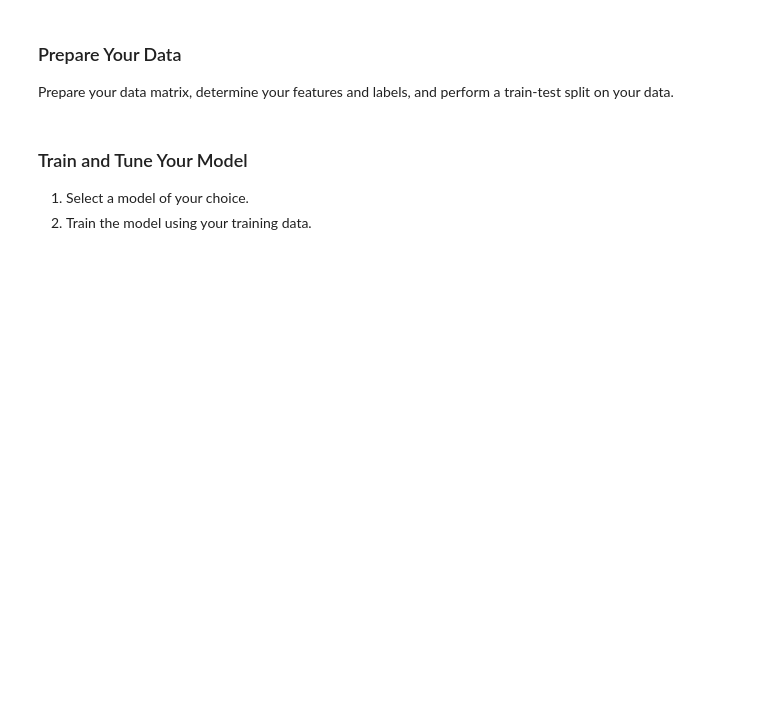
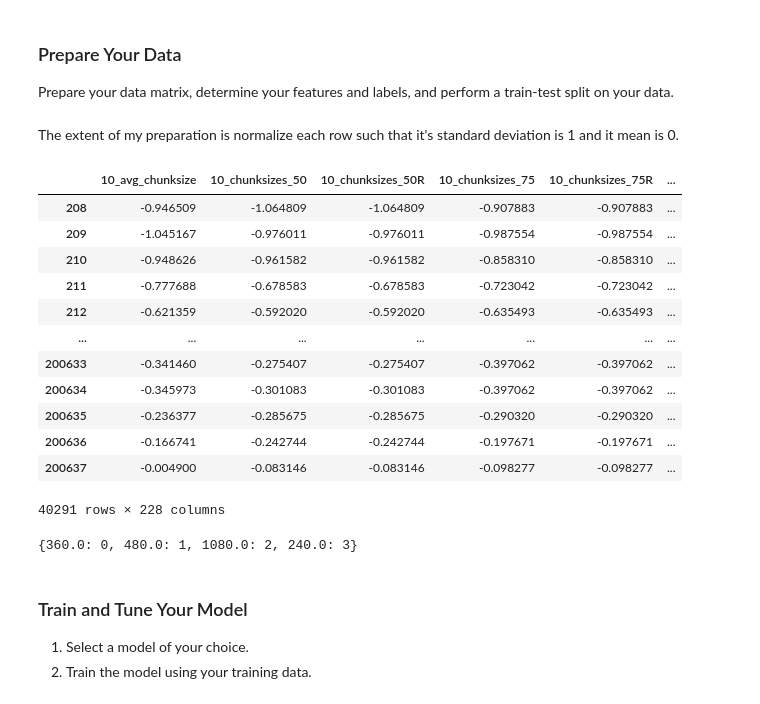
Before and after one commit to noise-course/video-quality-of-experience-zroe1, a Jupyter notebook: 1-Video-Quality-Inference.ipynb, the cells around one changed output. Cells and saved outputs as stored; diff of their text form; code cells hidden in the pictures; blank space fills up the shorter version.

```diff
--- a/1-Video-Quality-Inference.ipynb
+++ b/1-Video-Quality-Inference.ipynb
@@ -637,5 +641,5 @@ could not compute equality for col: 10_EWMA_chunksizes
 # %%
-handpicked_to_drop = ['absolute_timestamp', 'session_id', 'size_diff_previous', 'video_id', 'home_id']
+handpicked_to_drop = ['absolute_timestamp', 'session_id', 'size_diff_previous', 'video_id', 'home_id', 'deployment_session_id', '10_EWMA_chunksizes']
 DROP = list(set(handpicked_to_drop + cols_all_vals_identical))
 video_packets = video_packets.drop(DROP, axis=1)
 # %% [markdown]
@@ -658,0 +663,27 @@ video duration, video position
+# %% [markdown]
+The extent of my preparation is normalize each row such that it's standard deviation is 1 and it mean is 0.
+# %%
+# I used the second query on this chat for the syntax for switching a column of two
+# strings to booleans
+# https://claude.ai/share/60351edd-b69f-4ec4-819e-ba1a65ebda63
+video_packets['quality'] = (video_packets['quality'] == 'good').astype(int)
+# %%
+# I used the first query in this chat for the syntax to normalize each row by mean and standard deviation
+# https://claude.ai/share/60351edd-b69f-4ec4-819e-ba1a65ebda63
+video_packets_normalized = (video_packets - video_packets.mean()) / video_packets.std()
+# %%
+video_packets_normalized
+# %% [output]
+|  | 10_avg_chunksize | 10_chunksizes_50 | 10_chunksizes_50R | 10_chunksizes_75 | 10_chunksizes_75R | ... |
+| 208 | -0.946509 | -1.064809 | -1.064809 | -0.907883 | -0.907883 | ... |
+| 209 | -1.045167 | -0.976011 | -0.976011 | -0.987554 | -0.987554 | ... |
+| 210 | -0.948626 | -0.961582 | -0.961582 | -0.858310 | -0.858310 | ... |
+| 211 | -0.777688 | -0.678583 | -0.678583 | -0.723042 | -0.723042 | ... |
+| 212 | -0.621359 | -0.592020 | -0.592020 | -0.635493 | -0.635493 | ... |
+| ... | ... | ... | ... | ... | ... | ... |
+| 200633 | -0.341460 | -0.275407 | -0.275407 | -0.397062 | -0.397062 | ... |
+| 200634 | -0.345973 | -0.301083 | -0.301083 | -0.397062 | -0.397062 | ... |
+| 200635 | -0.236377 | -0.285675 | -0.285675 | -0.290320 | -0.290320 | ... |
+| 200636 | -0.166741 | -0.242744 | -0.242744 | -0.197671 | -0.197671 | ... |
+| 200637 | -0.004900 | -0.083146 | -0.083146 | -0.098277 | -0.098277 | ... |
+40291 rows × 228 columns
@@ -658,0 +695,6 @@ video duration, video position
+# %%
+resolutions = list(set(video_packets['resolution']))
+resolution_to_class = {r:i for i, r in enumerate(resolutions)}
+resolution_to_class
+# %% [output]
+{360.0: 0, 480.0: 1, 1080.0: 2, 240.0: 3}
```
Also changed, not shown: parts of 10 cells of this notebook.
